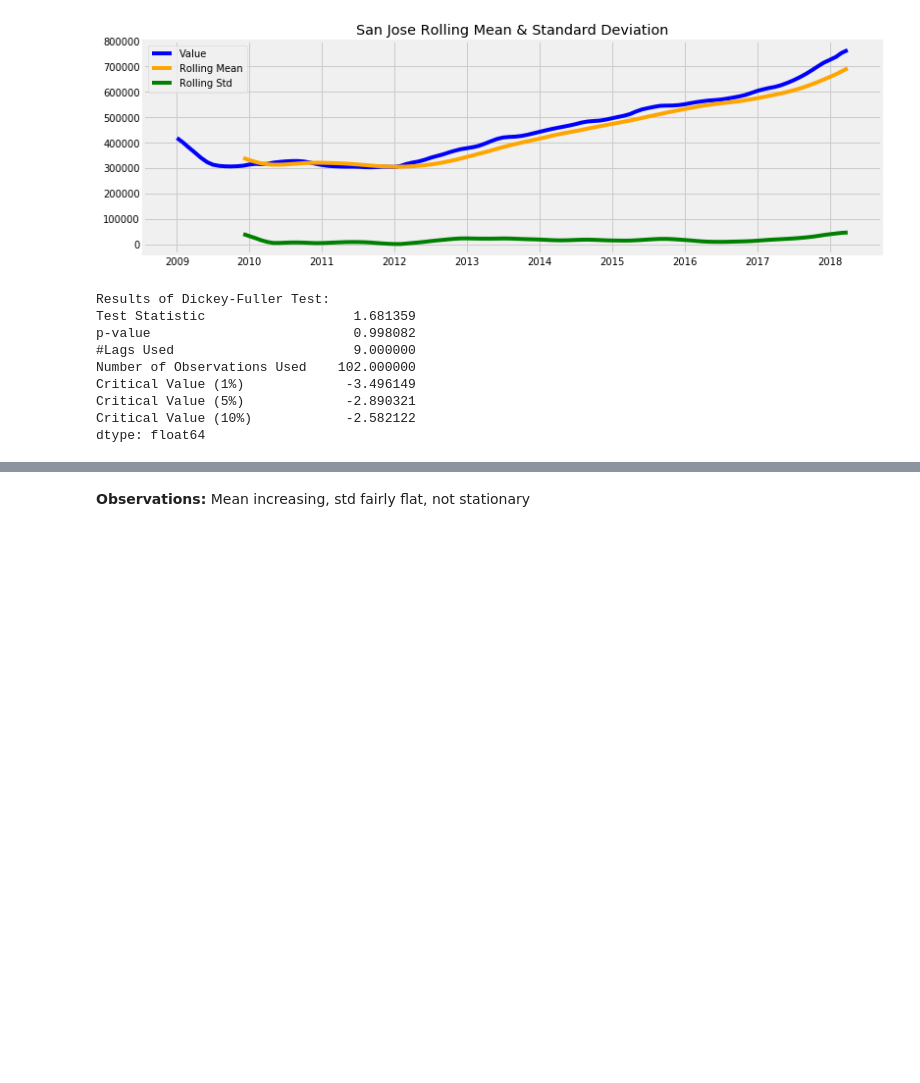
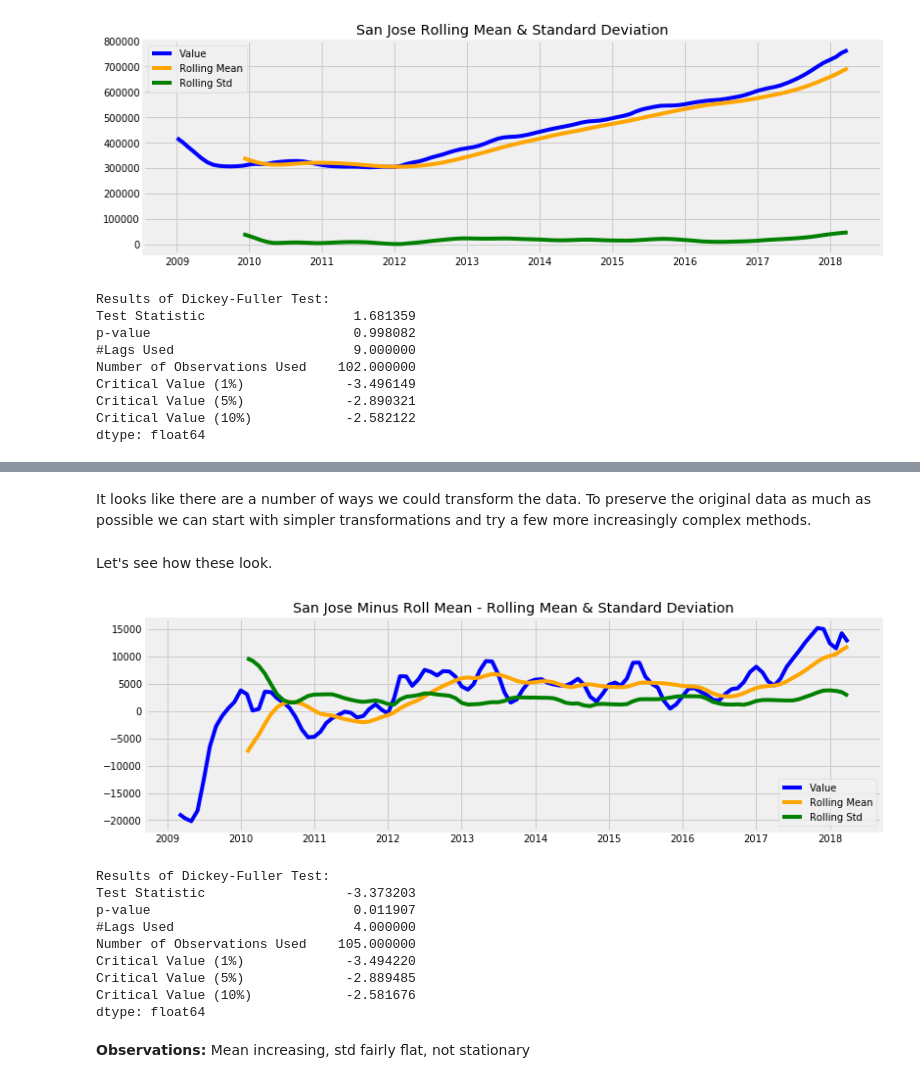
Before and after one commit to rab175/dsc-mod-4-project-online-ds-pt-071519, a Jupyter notebook: Mod 4 Project Notebook.ipynb, the cells around one changed output, grey strips where cells are left out. Cells and saved outputs as stored; diff of their text form; code cells hidden in the pictures; blank space fills up the shorter version.

```diff
--- a/Mod 4 Project Notebook.ipynb
+++ b/Mod 4 Project Notebook.ipynb
@@ -915,0 +997,2 @@ dtype: float64
+# %% [markdown]
+It looks like there are a number of ways we could transform the data. To preserve the original data as much as possible we can start with simpler transformations and try a few more increasingly complex methods.
@@ -916,3 +1005,18 @@ dtype: float64
+# %% [markdown]
+Let's see how these look.
+# %%
+stationarity_check(sj_roll_3, title='San Jose Minus Roll Mean -')
+# %% [output]
+[figure, added]
+Results of Dickey-Fuller Test:
+Test Statistic                  -3.373203
+p-value                          0.011907
+#Lags Used                       4.000000
+Number of Observations Used    105.000000
+Critical Value (1%)             -3.494220
+Critical Value (5%)             -2.889485
+Critical Value (10%)            -2.581676
+dtype: float64
 # %% [markdown]
 **Observations:** Mean increasing, std fairly flat, not stationary
 # %%
```
Also changed, not shown: parts of 38 cells of this notebook.
